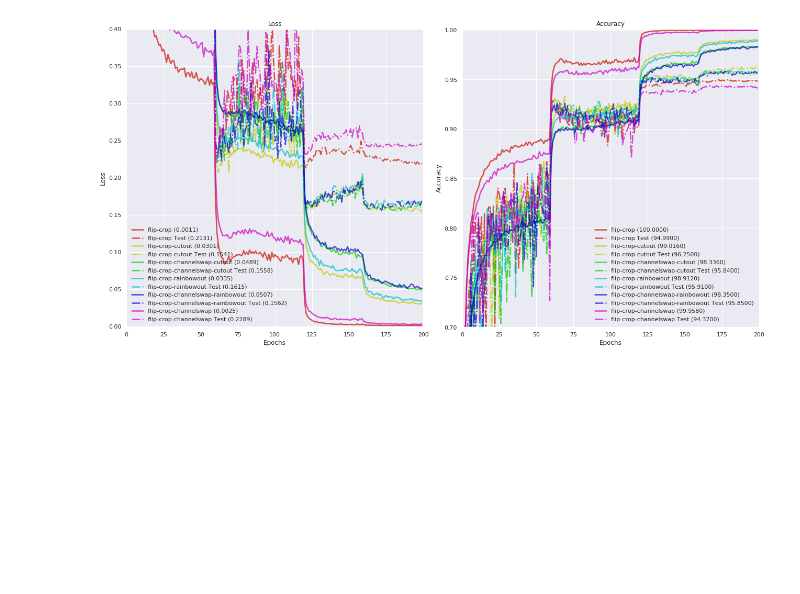
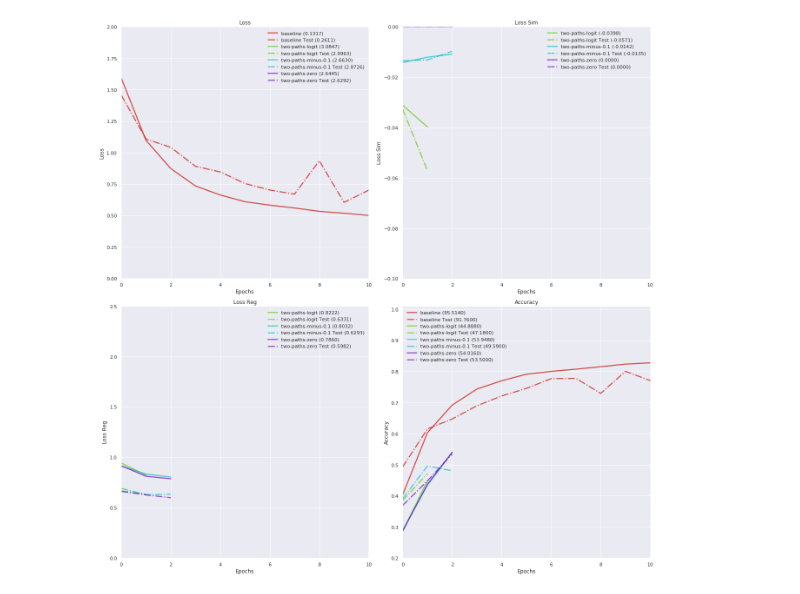
Before and after one commit to learning-luke/learning-augmentations, a Jupyter notebook: notebooks/plot_all_logs.ipynb, the cells around one changed output. Saved outputs shown, nothing was run; the diff lists cells and outputs as text; code cells hidden in the pictures; blank space fills up the shorter version.

```diff
--- a/notebooks/plot_all_logs.ipynb
+++ b/notebooks/plot_all_logs.ipynb
@@ -49,11 +44,14 @@ Loading flip-crop-channelswap, 200 epochs
 colours = sns.hls_palette(len(results), l=0.4, s=1)#sns.color_palette('bright', len(results))
 sns.palplot(colours)
 
-xlims = [0,200]
+xlims = [0,10]
 
 stats_to_plot = {
-    'loss':('Loss', np.min, [-0.001, 0.4]),
-    'acc':('Accuracy', times100, [0.7, 1.001])
+    '{}_loss':('Loss', np.min, [-0.001, 2]),
+    '{}_loss_sim':('Loss Sim', np.min, [-0.1, 0]),
+    '{}_loss_reg':('Loss Reg', np.min, [-0.001, 2.5]),
+    '{}_acc':('Accuracy', times100, [0.2, 1.01]),
+
 }
 
 linewidth = 2.5
@@ -64,43 +62,48 @@ h = np.ceil(len(stats_to_plot)/w)
 # %%
 fig = plt.figure(figsize=(18, 9 * h))
 ploti = 1
 
-
+marker=''
 for stat, (title, label_function, ylims) in stats_to_plot.items():
     ax = fig.add_subplot(h, w, ploti)
     allresults = np.array([])
     for i, (run, thisresult) in enumerate(results.items()):
-        epochs = thisresult['epoch']
-        if len(epochs) > epochs_to_show:
-            epochs = epochs[:epochs_to_show]
-        train_stat = thisresult['train_{}'.format(stat)]
-        if len(train_stat) > epochs_to_show:
-            train_stat = train_stat[:epochs_to_show]
-        test_stat = thisresult['test_{}'.format(stat)]
-        if len(test_stat) > epochs_to_show:
-            test_stat = test_stat[:epochs_to_show]
+        if stat.format('train') in thisresult.keys():
+            epochs = thisresult['epoch']
+            if len(epochs) > epochs_to_show:
+                epochs = epochs[:epochs_to_show]
+            train_stat = thisresult[stat.format('train')]
+            if len(train_stat) > epochs_to_show:
+                train_stat = train_stat[:epochs_to_show]
+            test_stat = thisresult[stat.format('test')]
+            if len(test_stat) > epochs_to_show:
+                test_stat = test_stat[:epochs_to_show]
 
-        allresults = np.concatenate((allresults,
-                                     train_stat[(5 if len(train_stat) > 5 else 0):],
-                                     test_stat[(5 if len(test_stat) > 5 else 0):]))
-        label = run.split('/')[-2]
-        ax.plot(epochs, train_stat, color=colours[i],
-                label='{} ({:0.4f})'.format(label, label_function(train_stat)), alpha=0.7,
-                linewidth=linewidth)
-        ax.plot(epochs, test_stat, color=colours[i], linestyle='-.',
-                label='{} Test ({:0.4f})'.format(label, label_function(test_stat)), alpha=0.7,
-                linewidth=linewidth)
+            if 'acc' in stat:
+                train_stat = np.array(train_stat)
+                train_stat[np.array(train_stat) > 1.0] /= 2
+
+            allresults = np.concatenate((allresults,
+                                         train_stat[(5 if len(train_stat) > 5 else 0):],
+                                         test_stat[(5 if len(test_stat) > 5 else 0):]))
+            label = run.split('/')[-2]
+            ax.plot(epochs, train_stat, color=colours[i], marker=marker,
+                    label='{} ({:0.4f})'.format(label, label_function(train_stat)), alpha=0.7,
+                    linewidth=linewidth)
+            ax.plot(epochs, test_stat, color=colours[i], linestyle='-.', marker=marker,
+                    label='{} Test ({:0.4f})'.format(label, label_function(test_stat)), alpha=0.7,
+                    linewidth=linewidth)
 
 
     ax.set_ylim(ylims)
     ax.set_xlim(xlims)
     ax.set_xlabel('Epochs')
     ax.set_ylabel(title)
     ax.set_title(title)
 
-    ax.legend(frameon=False)
+    ax.legend(frameon=False, ncol=1)
     ploti+= 1
 fig.tight_layout()
 fig.savefig('stats.pdf')
 # %% [output]
-[figure, old version]
+[figure, new version]
```
Also changed, not shown: parts of 3 cells of this notebook, 7 other files.
